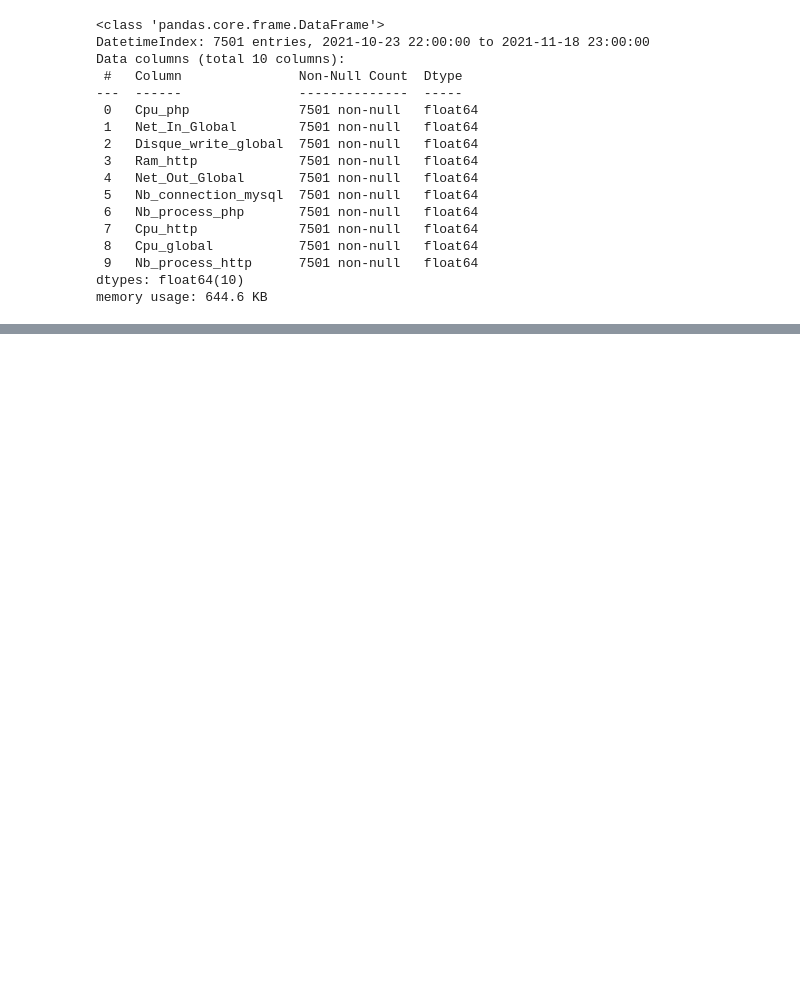
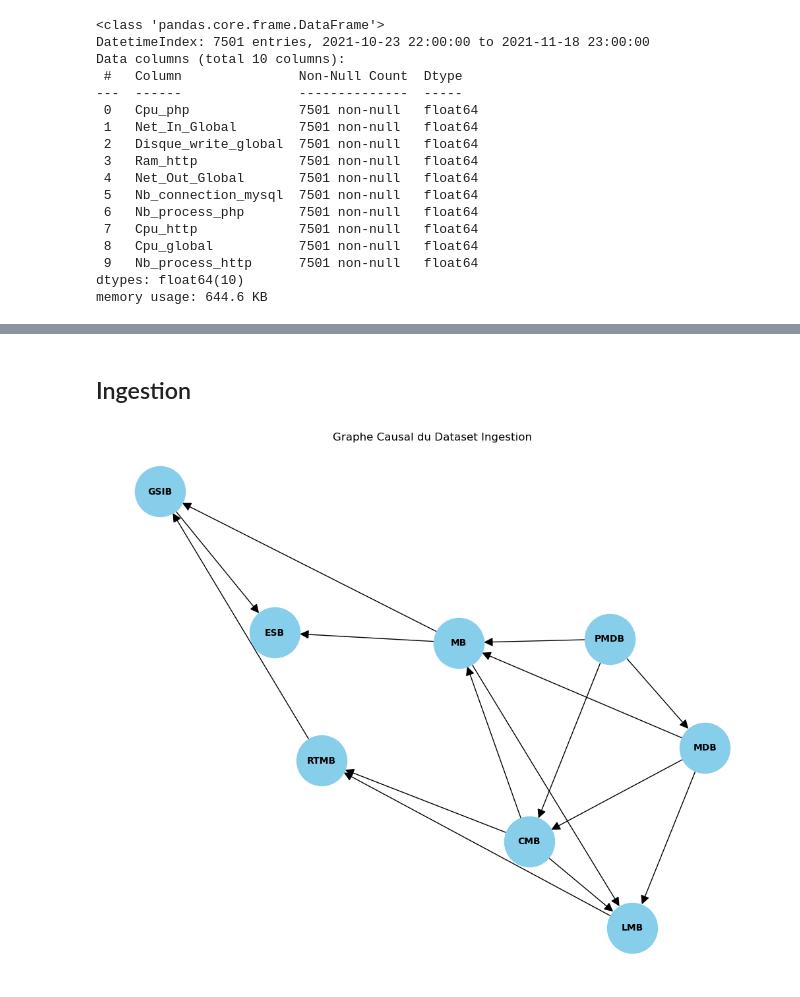
Before and after one commit to chloegdt/Case_Studies_of_Causal_Discovery_from_IT_Monitoring_Time_Series, a Jupyter notebook: plots.ipynb, the cells around one changed output, grey strips where cells are left out. Saved outputs shown, nothing was run; the diff lists cells and outputs as text; code cells hidden in the pictures; blank space fills up the shorter version.

```diff
--- a/plots.ipynb
+++ b/plots.ipynb
@@ -456,0 +512,45 @@ plt.savefig(path)
+# %% [markdown]
+## Ingestion
+# %%
+G = nx.DiGraph()
+
+edges = [
+    ("PMDB", "MDB"),
+    ("PMDB", "CMB"),
+    ("PMDB", "MB"),
+    ("MDB", "CMB"),
+    ("MDB", "MB"),
+    ("MDB", "LMB"),
+    ("CMB", "MB"),
+    ("CMB", "LMB"),
+    ("CMB", "RTMB"),
+    ("MB", "LMB"),
+    ("MB", "GSIB"),
+    ("MB", "ESB"),
+    ("LMB", "RTMB"),
+    ("RTMB", "GSIB"),
+    ("GSIB", "ESB")
+]
+
+G.add_edges_from(edges)
+
+
+pos = nx.spring_layout(G)
+
+output_dir = 'mes_graphes'
+if not os.path.exists(output_dir):
+    os.makedirs(output_dir)
+
+
+output_file = os.path.join(output_dir, 'graphe_causal_ingestion.png')
+
+
+plt.figure(figsize=(10, 8))
+nx.draw(G, pos, with_labels=True, node_size=3000, node_color="skyblue", font_size=10, font_weight="bold", arrows=True, arrowsize=20)
+plt.title('Graphe Causal du Dataset Ingestion')
+
+plt.savefig(output_file)
+
+plt.show()
+# %% [output]
+[figure, added]
```
Also changed, not shown: parts of 23 cells of this notebook.
